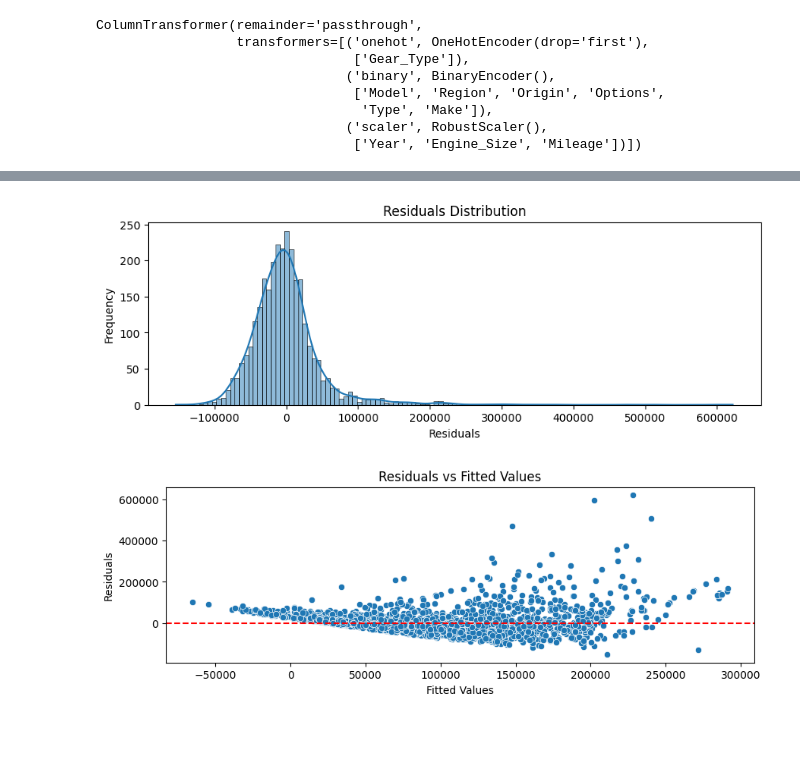
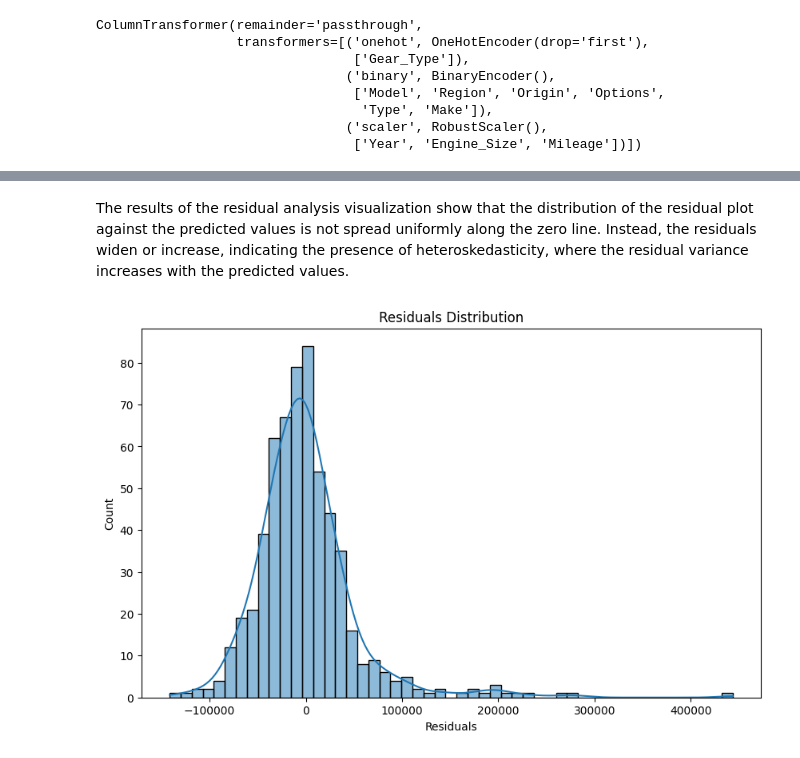
Before and after one commit to fiqrioemry/used_car_regression, a Jupyter notebook: used_car_prediction.ipynb, the cells around one changed output, grey strips where cells are left out. Drawn from its saved outputs; the diff is of its cells as text; code cells hidden in the pictures; blank space fills up the shorter version.

Commit message:
adding part modeling regression

```diff
--- a/used_car_prediction.ipynb
+++ b/used_car_prediction.ipynb
@@ -737,0 +728,12 @@ Notes:
+# %%
+# Reset index pada y_train
+y_train = y_train.reset_index(drop=True)
+
+# Reset index pada X_train_transformed
+X_train_transformed = X_train_transformed.reset_index(drop=True)
+# %%
+# Fit model OLS
+result_ols = sm.OLS(y_train, X_train_transformed_df).fit()
+
+# Cetak ringkasan model
+print(result_ols.summary())
@@ -737,0 +758,15 @@ Notes:
+# %%
+# Prediksi pada data testing
+y_pred = result_ols.predict(X_test_transformed)
+# %%
+# Hitung residual
+residuals = y_test - y_pred
+
+# Plot residual
+plt.figure(figsize=(10,6))
+sns.scatterplot(x=y_pred, y=residuals)
+plt.axhline(0, color='red', linestyle='--')
+plt.xlabel('Predicted Values')
+plt.ylabel('Residuals')
+plt.title('Residuals vs Predicted Values')
+plt.show()
@@ -738,26 +775,12 @@ Notes:
+# %% [markdown]
+The results of the residual analysis visualization show that the distribution of the residual plot against the predicted values is not spread uniformly along the zero line. Instead, the residuals widen or increase, indicating the presence of heteroskedasticity, where the residual variance increases with the predicted values.
 # %%
-#1. Analisis Residual
-residuals = result_ols.resid
 
-# Plot residual
-plt.figure(figsize=(10, 3))
+# Plot distribusi residual
+plt.figure(figsize=(10,6))
 sns.histplot(residuals, kde=True)
+plt.xlabel('Residuals')
 plt.title('Residuals Distribution')
-plt.xlabel('Residuals')
-plt.ylabel('Frequency')
 plt.show()
 # %% [output]
-[figure, old version]
+[figure, new version]
-# %%
-# 2. Analisis Variance of errors
-
-# Plot residuals vs fitted values
-plt.figure(figsize=(10, 3))
-sns.scatterplot(x=result_ols.fittedvalues, y=residuals)
-plt.axhline(y=0, color='r', linestyle='--')
-plt.title('Residuals vs Fitted Values')
-plt.xlabel('Fitted Values')
-plt.ylabel('Residuals')
-plt.show()
-# %% [output]
-[figure, removed]
```
Also changed, not shown: parts of 28 cells of this notebook.
